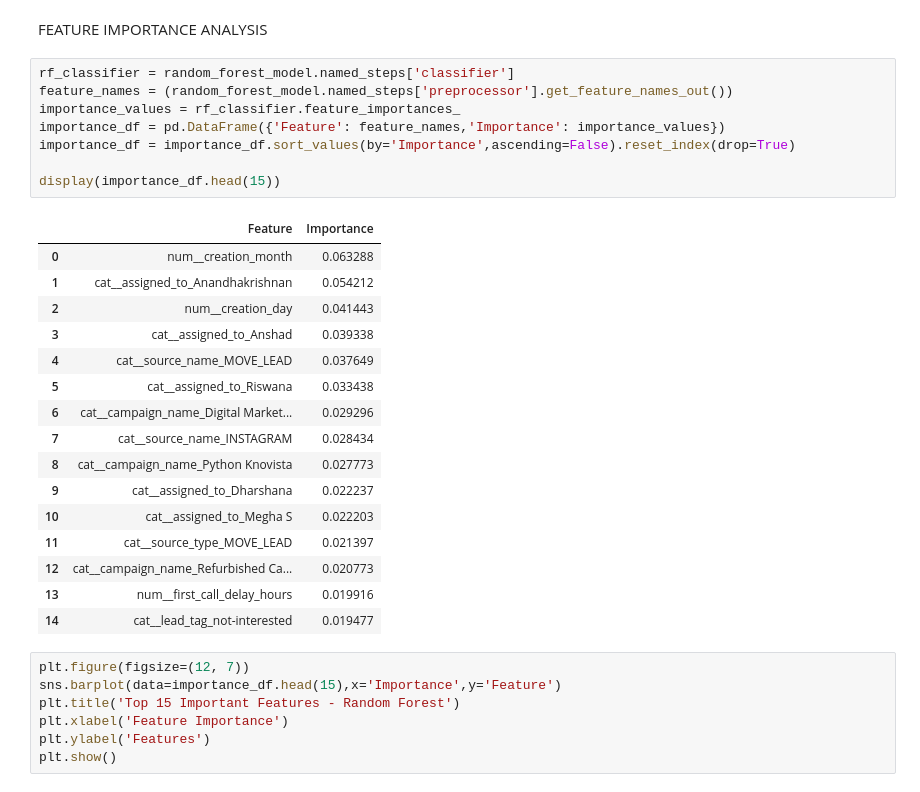
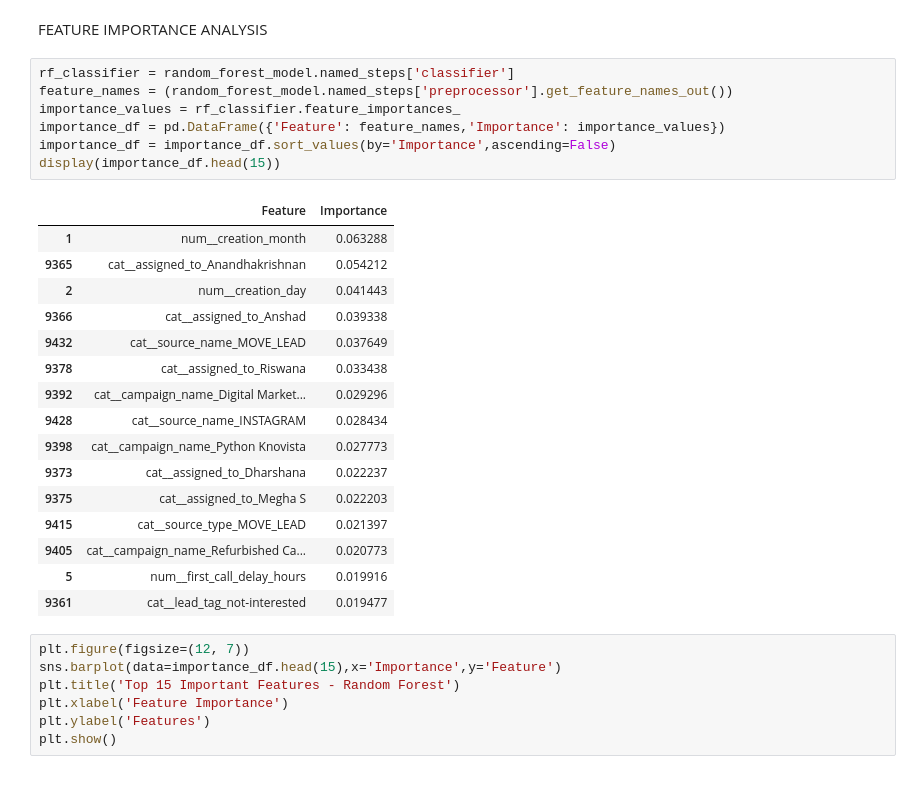
Before and after one commit to akshaya-e/Lead-Conversion-Prediction-using-ML, a Jupyter notebook: Lead_Conversion_Prediction.ipynb, the cells around one changed output. Cells and saved outputs as stored; diff of their text form.

```diff
--- a/Lead_Conversion_Prediction.ipynb
+++ b/Lead_Conversion_Prediction.ipynb
@@ -667,28 +664,27 @@ FEATURE IMPORTANCE ANALYSIS
 # %%
 rf_classifier = random_forest_model.named_steps['classifier']
 feature_names = (random_forest_model.named_steps['preprocessor'].get_feature_names_out())
 importance_values = rf_classifier.feature_importances_
 importance_df = pd.DataFrame({'Feature': feature_names,'Importance': importance_values})
-importance_df = importance_df.sort_values(by='Importance',ascending=False).reset_index(drop=True)
-
+importance_df = importance_df.sort_values(by='Importance',ascending=False)
 display(importance_df.head(15))
 # %% [output]
 |  | Feature | Importance |
-| 0 | num__creation_month | 0.063288 |
-| 1 | cat__assigned_to_Anandhakrishnan | 0.054212 |
+| 1 | num__creation_month | 0.063288 |
+| 9365 | cat__assigned_to_Anandhakrishnan | 0.054212 |
 | 2 | num__creation_day | 0.041443 |
-| 3 | cat__assigned_to_Anshad | 0.039338 |
-| 4 | cat__source_name_MOVE_LEAD | 0.037649 |
-| 5 | cat__assigned_to_Riswana | 0.033438 |
-| 6 | cat__campaign_name_Digital Market... | 0.029296 |
-| 7 | cat__source_name_INSTAGRAM | 0.028434 |
-| 8 | cat__campaign_name_Python Knovista | 0.027773 |
-| 9 | cat__assigned_to_Dharshana | 0.022237 |
-| 10 | cat__assigned_to_Megha S | 0.022203 |
-| 11 | cat__source_type_MOVE_LEAD | 0.021397 |
-| 12 | cat__campaign_name_Refurbished Ca... | 0.020773 |
-| 13 | num__first_call_delay_hours | 0.019916 |
-| 14 | cat__lead_tag_not-interested | 0.019477 |
+| 9366 | cat__assigned_to_Anshad | 0.039338 |
+| 9432 | cat__source_name_MOVE_LEAD | 0.037649 |
+| 9378 | cat__assigned_to_Riswana | 0.033438 |
+| 9392 | cat__campaign_name_Digital Market... | 0.029296 |
+| 9428 | cat__source_name_INSTAGRAM | 0.028434 |
+| 9398 | cat__campaign_name_Python Knovista | 0.027773 |
+| 9373 | cat__assigned_to_Dharshana | 0.022237 |
+| 9375 | cat__assigned_to_Megha S | 0.022203 |
+| 9415 | cat__source_type_MOVE_LEAD | 0.021397 |
+| 9405 | cat__campaign_name_Refurbished Ca... | 0.020773 |
+| 5 | num__first_call_delay_hours | 0.019916 |
+| 9361 | cat__lead_tag_not-interested | 0.019477 |
 # %%
 plt.figure(figsize=(12, 7))
 sns.barplot(data=importance_df.head(15),x='Importance',y='Feature')
```
Also changed, not shown: parts of 3 cells of this notebook, 5 other files.
